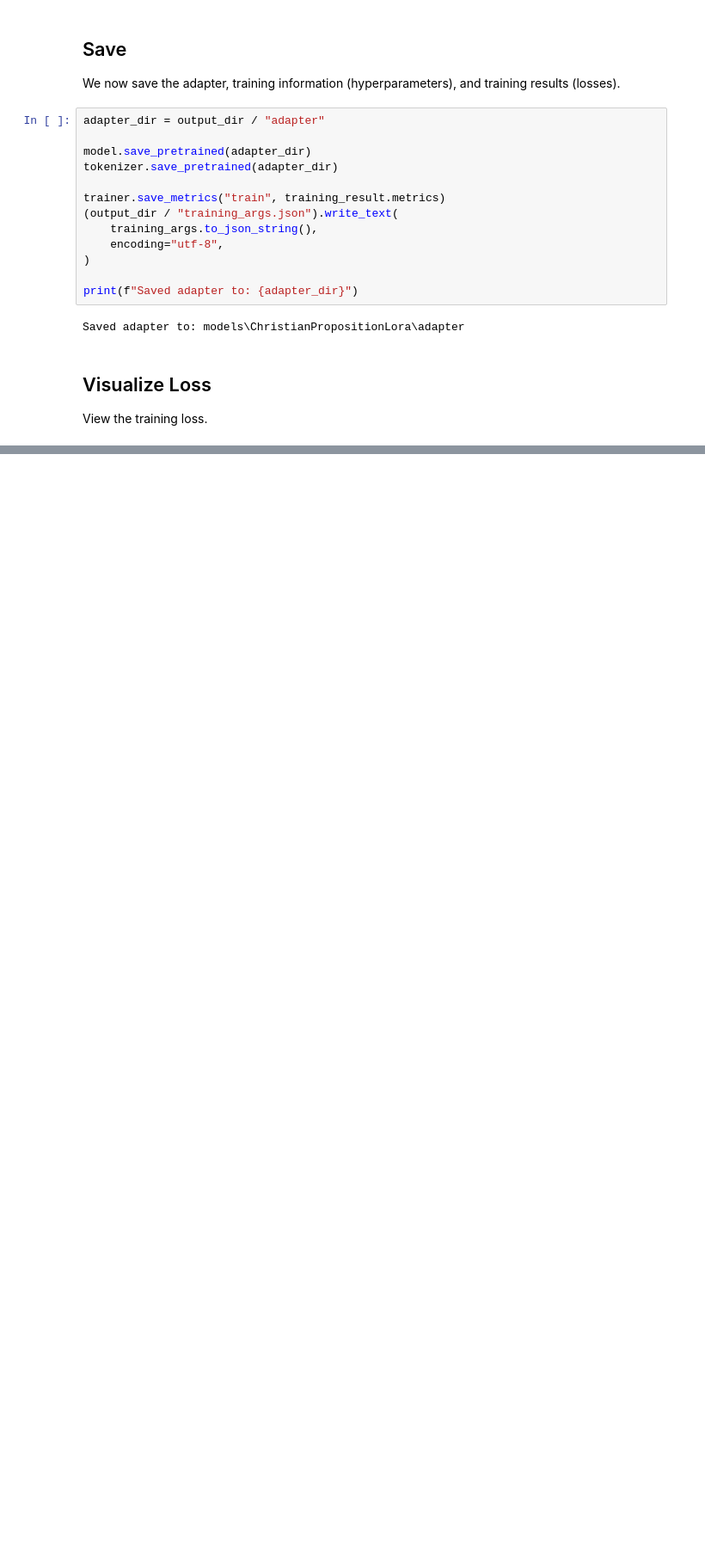
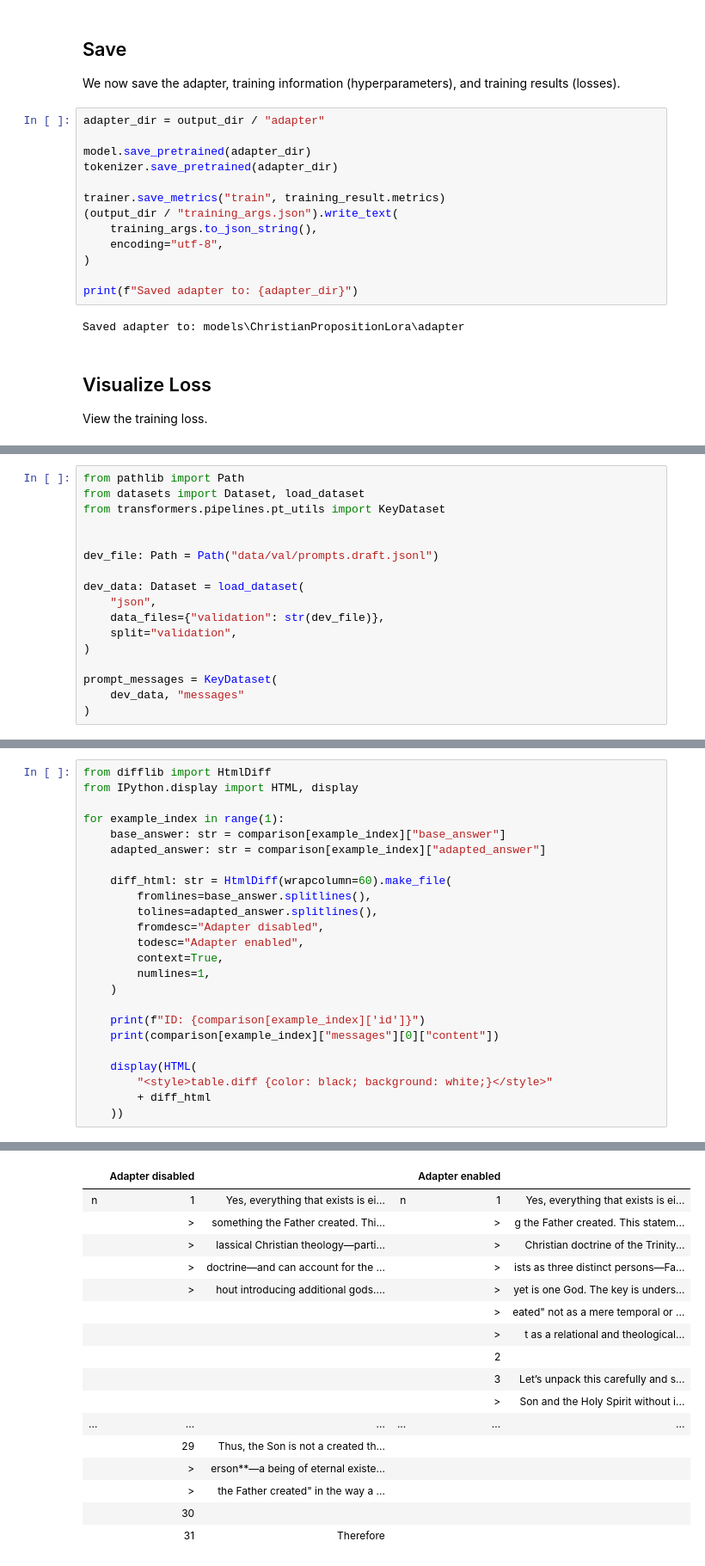
Before and after one commit to jarrenbr/TheologyDistillment, a Jupyter notebook: fine_tune_qwen.ipynb, the cells around one changed output, grey strips where cells are left out. Shown at 86% size. Drawn from its saved outputs; the diff is of its cells as text; blank space fills up the shorter version.

```diff
--- a/fine_tune_qwen.ipynb
+++ b/fine_tune_qwen.ipynb
@@ -213,0 +217,17 @@ else:
+# %%
+from pathlib import Path
+from datasets import Dataset, load_dataset
+from transformers.pipelines.pt_utils import KeyDataset
+
+
+dev_file: Path = Path("data/val/prompts.draft.jsonl")
+
+dev_data: Dataset = load_dataset(
+    "json",
+    data_files={"validation": str(dev_file)},
+    split="validation",
+)
+
+prompt_messages = KeyDataset(
+    dev_data, "messages"
+)
@@ -213,0 +329,25 @@ else:
+# %%
+from difflib import HtmlDiff
+from IPython.display import HTML, display
+
+for example_index in range(1):
+    base_answer: str = comparison[example_index]["base_answer"]
+    adapted_answer: str = comparison[example_index]["adapted_answer"]
+
+    diff_html: str = HtmlDiff(wrapcolumn=60).make_file(
+        fromlines=base_answer.splitlines(),
+        tolines=adapted_answer.splitlines(),
+        fromdesc="Adapter disabled",
+        todesc="Adapter enabled",
+        context=True,
+        numlines=1,
+    )
+
+    print(f"ID: {comparison[example_index]['id']}")
+    print(comparison[example_index]["messages"][0]["content"])
+
+    display(HTML(
+        "<style>table.diff {color: black; background: white;}</style>"
+        + diff_html
+    ))
+# %% [output]
@@ -213,0 +356,17 @@ else:
+|  | Adapter disabled |  |  | Adapter enabled |  |
+| n | 1 | Yes, everything that exists is ei... | n | 1 | Yes, everything that exists is ei... |
+|  | > | something the Father created. Thi... |  | > | g the Father created. This statem... |
+|  | > | lassical Christian theology—parti... |  | > | Christian doctrine of the Trinity... |
+|  | > | doctrine—and can account for the ... |  | > | ists as three distinct persons—Fa... |
+|  | > | hout introducing additional gods.... |  | > | yet is one God. The key is unders... |
+|  |  |  |  | > | eated" not as a mere temporal or ... |
+|  |  |  |  | > | t as a relational and theological... |
+|  |  |  |  | 2 |  |
+|  |  |  |  | 3 | Let’s unpack this carefully and s... |
+|  |  |  |  | > | Son and the Holy Spirit without i... |
+| ... | ... | ... | ... | ... | ... |
+|  | 29 | Thus, the Son is not a created th... |  |  |  |
+|  | > | erson**—a being of eternal existe... |  |  |  |
+|  | > | the Father created" in the way a ... |  |  |  |
+|  | 30 |  |  |  |  |
+|  | 31 | Therefore |  |  |  |
```
Also changed, not shown: parts of 11 cells of this notebook, 2 other files.
